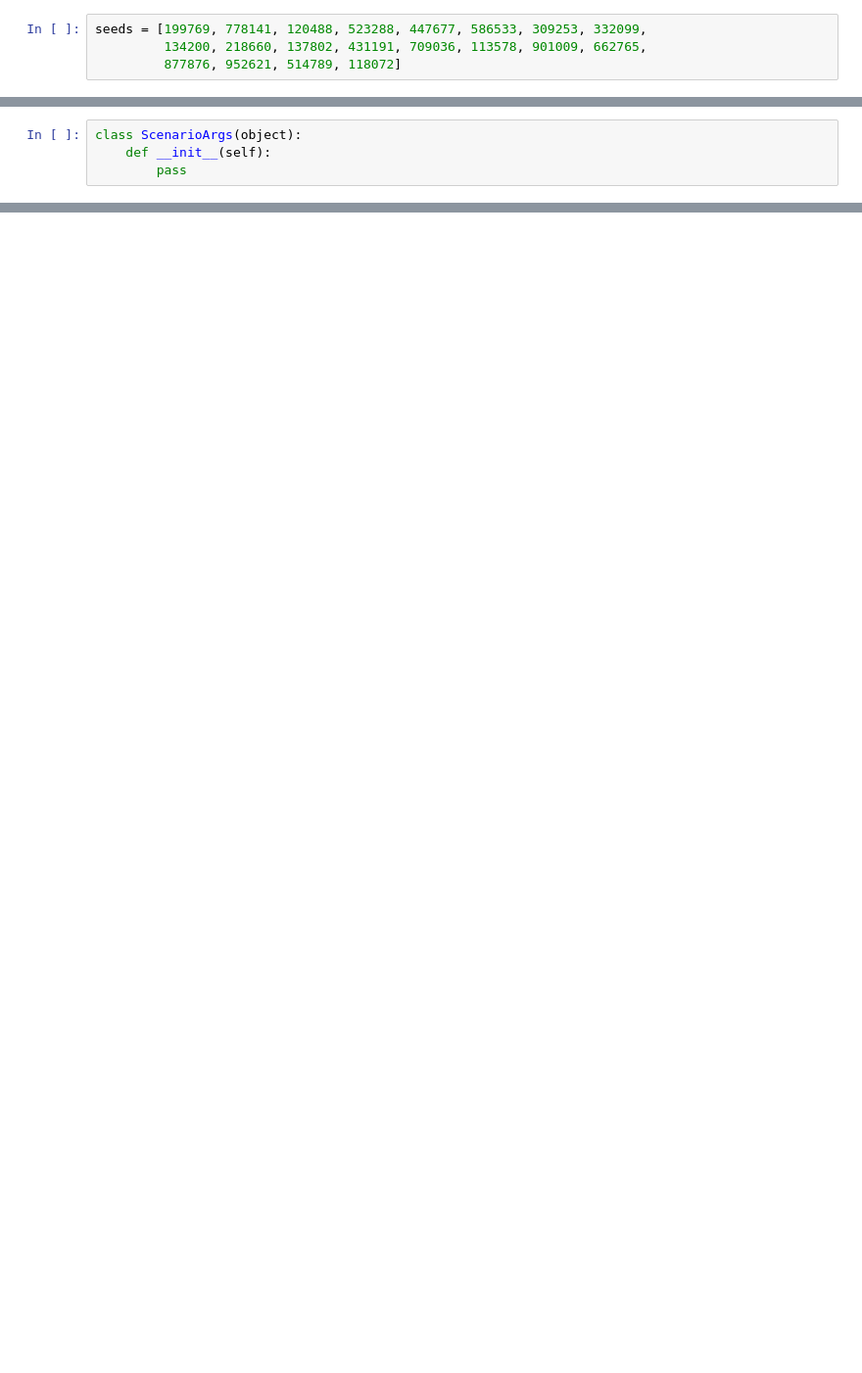
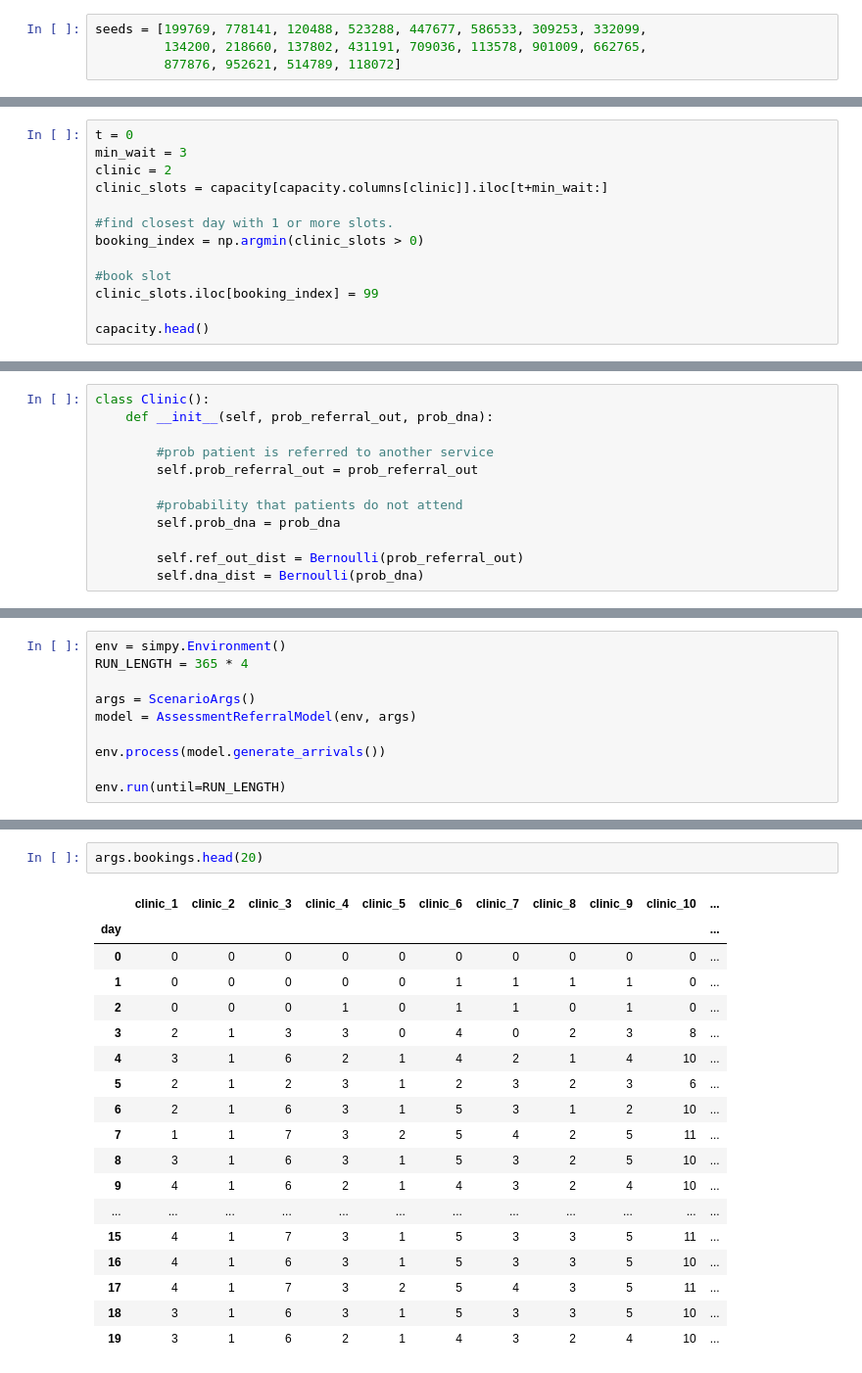
Before and after one commit to health-data-science-OR/stochastic_systems, a Jupyter notebook: labs/simulation/lab4/sim_lab4_advanced_models.ipynb, the cells around one changed output, grey strips where cells are left out. Shown at 98% size. Saved outputs shown, nothing was run; the diff lists cells and outputs as text; blank space fills up the shorter version.

Commit message:
draft mental health assessment model

```diff
--- a/labs/simulation/lab4/sim_lab4_advanced_models.ipynb
+++ b/labs/simulation/lab4/sim_lab4_advanced_models.ipynb
@@ -33,4 +16,0 @@ dist.sample()
-# %%
-class ScenarioArgs(object):
-    def __init__(self):
-        pass
@@ -41,0 +76,13 @@ class EmergencyDepartment(object):
+# %%
+t = 0
+min_wait = 3
+clinic = 2
+clinic_slots = capacity[capacity.columns[clinic]].iloc[t+min_wait:]
+
+#find closest day with 1 or more slots.
+booking_index = np.argmin(clinic_slots > 0)
+
+#book slot
+clinic_slots.iloc[booking_index] = 99
+
+capacity.head()
@@ -41,0 +97,12 @@ class EmergencyDepartment(object):
+# %%
+class Clinic():
+    def __init__(self, prob_referral_out, prob_dna):
+
+        #prob patient is referred to another service
+        self.prob_referral_out = prob_referral_out
+
+        #probability that patients do not attend
+        self.prob_dna = prob_dna
+
+        self.ref_out_dist = Bernoulli(prob_referral_out)
+        self.dna_dist = Bernoulli(prob_dna)
@@ -41,0 +346,10 @@ class EmergencyDepartment(object):
+# %%
+env = simpy.Environment()
+RUN_LENGTH = 365 * 4
+
+args = ScenarioArgs()
+model = AssessmentReferralModel(env, args)
+
+env.process(model.generate_arrivals())
+
+env.run(until=RUN_LENGTH)
@@ -41,0 +364,21 @@ class EmergencyDepartment(object):
+# %%
+args.bookings.head(20)
+# %% [output]
+|  | clinic_1 | clinic_2 | clinic_3 | clinic_4 | clinic_5 | clinic_6 | clinic_7 | clinic_8 | clinic_9 | clinic_10 | ... |
+| day |  |  |  |  |  |  |  |  |  |  | ... |
+| 0 | 0 | 0 | 0 | 0 | 0 | 0 | 0 | 0 | 0 | 0 | ... |
+| 1 | 0 | 0 | 0 | 0 | 0 | 1 | 1 | 1 | 1 | 0 | ... |
+| 2 | 0 | 0 | 0 | 1 | 0 | 1 | 1 | 0 | 1 | 0 | ... |
+| 3 | 2 | 1 | 3 | 3 | 0 | 4 | 0 | 2 | 3 | 8 | ... |
+| 4 | 3 | 1 | 6 | 2 | 1 | 4 | 2 | 1 | 4 | 10 | ... |
+| 5 | 2 | 1 | 2 | 3 | 1 | 2 | 3 | 2 | 3 | 6 | ... |
+| 6 | 2 | 1 | 6 | 3 | 1 | 5 | 3 | 1 | 2 | 10 | ... |
+| 7 | 1 | 1 | 7 | 3 | 2 | 5 | 4 | 2 | 5 | 11 | ... |
+| 8 | 3 | 1 | 6 | 3 | 1 | 5 | 3 | 2 | 5 | 10 | ... |
+| 9 | 4 | 1 | 6 | 2 | 1 | 4 | 3 | 2 | 4 | 10 | ... |
+| ... | ... | ... | ... | ... | ... | ... | ... | ... | ... | ... | ... |
+| 15 | 4 | 1 | 7 | 3 | 1 | 5 | 3 | 3 | 5 | 11 | ... |
+| 16 | 4 | 1 | 6 | 3 | 1 | 5 | 3 | 3 | 5 | 10 | ... |
+| 17 | 4 | 1 | 7 | 3 | 2 | 5 | 4 | 3 | 5 | 11 | ... |
+| 18 | 3 | 1 | 6 | 3 | 1 | 5 | 3 | 3 | 5 | 10 | ... |
+| 19 | 3 | 1 | 6 | 2 | 1 | 4 | 3 | 2 | 4 | 10 | ... |
```
Also changed, not shown: parts of 18 cells of this notebook, 3 other files.
